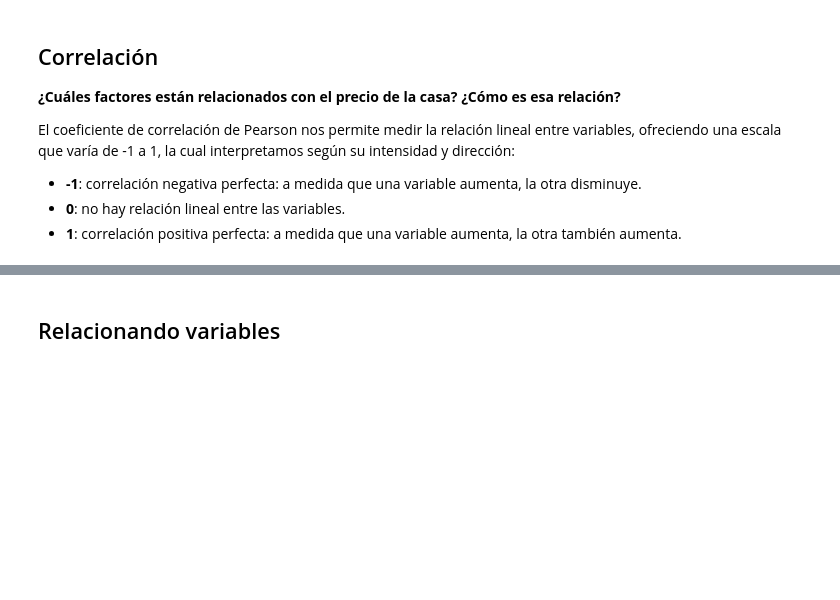
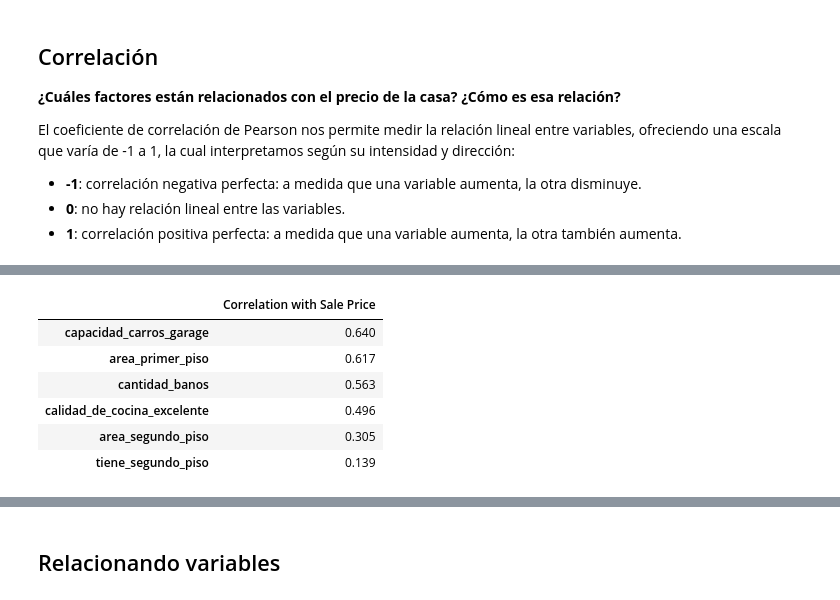
Before and after one commit to JCSR2022/Alura_Data_Science, a Jupyter notebook: Testing_Relationships_with_Linear_Regression/precios_de_inmuebles_regresion_lineal.ipynb, the cells around one changed output, grey strips where cells are left out. Cells and saved outputs as stored; diff of their text form; code cells hidden in the pictures; blank space fills up the shorter version.

```diff
--- a/Testing_Relationships_with_Linear_Regression/precios_de_inmuebles_regresion_lineal.ipynb
+++ b/Testing_Relationships_with_Linear_Regression/precios_de_inmuebles_regresion_lineal.ipynb
@@ -86,0 +91,18 @@ El coeficiente de correlación de Pearson nos permite medir la relación lineal
+# %%
+corr_precio = corr['precio_de_venta'].sort_values(ascending=False).drop('precio_de_venta')
+vis_corr_precio = (
+    corr_precio
+    .to_frame(name='Correlation with Sale Price')
+    .style
+    .background_gradient(cmap='coolwarm')
+    .format("{:.3f}")
+)
+vis_corr_precio
+# %% [output]
+|  | Correlation with Sale Price |
+| capacidad_carros_garage | 0.640 |
+| area_primer_piso | 0.617 |
+| cantidad_banos | 0.563 |
+| calidad_de_cocina_excelente | 0.496 |
+| area_segundo_piso | 0.305 |
+| tiene_segundo_piso | 0.139 |
```
Also changed, not shown: parts of 4 cells of this notebook.
